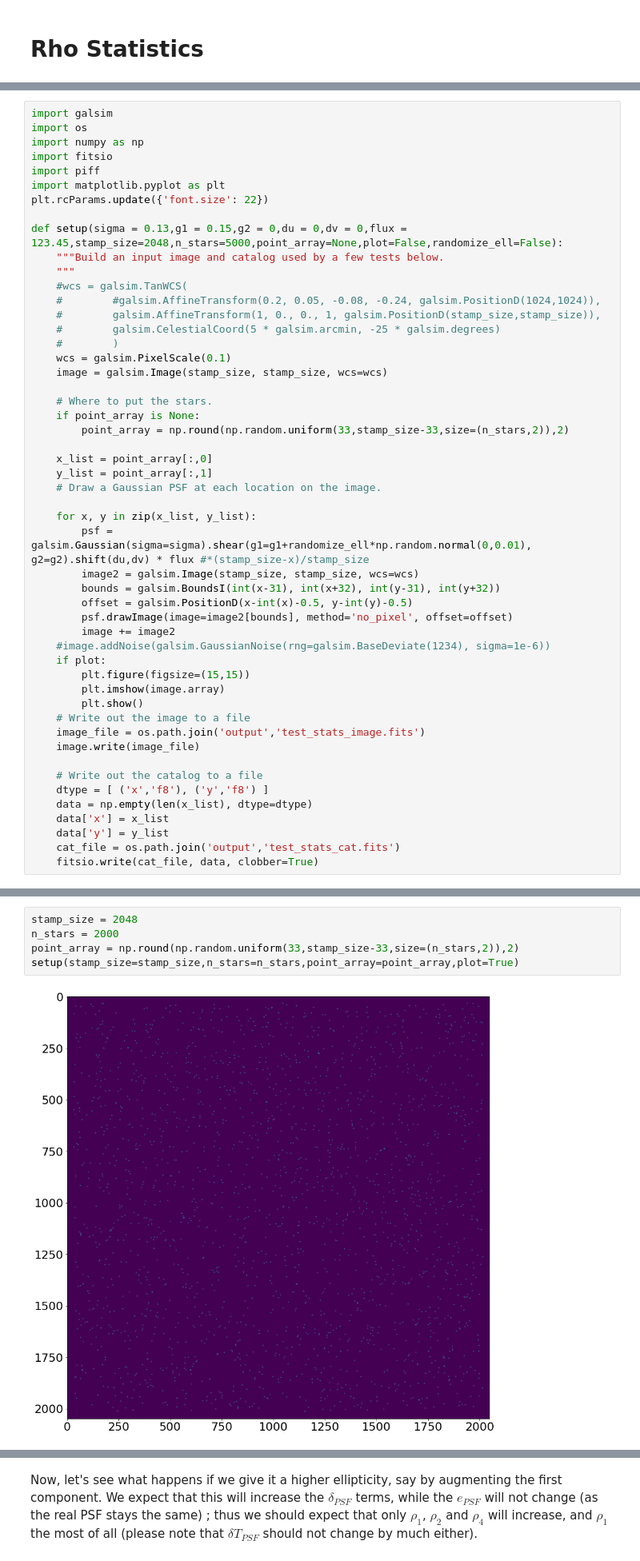
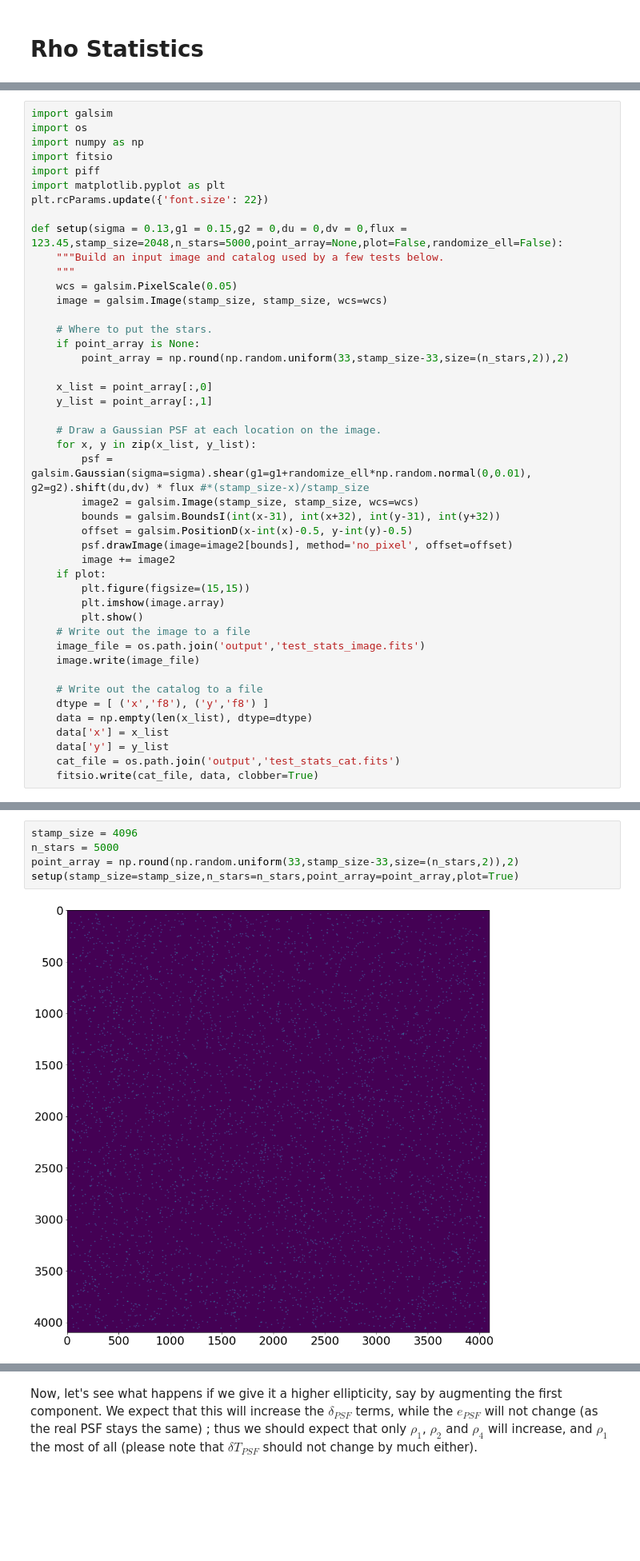
Before and after one commit to CosmoStat/Shear-and-PSF-Reading-Group, a Jupyter notebook: shearbook/psf/rho-statistics.ipynb, the cells around one changed output, grey strips where cells are left out. Shown: that part at 80% size. Cells and saved outputs as stored; diff of their text form; blank space fills up the shorter version.

```diff
--- a/shearbook/psf/rho-statistics.ipynb
+++ b/shearbook/psf/rho-statistics.ipynb
@@ -108,12 +119,7 @@ plt.rcParams.update({'font.size': 22})
 def setup(sigma = 0.13,g1 = 0.15,g2 = 0,du = 0,dv = 0,flux = 123.45,stamp_size=2048,n_stars=5000,point_array=None,plot=False,randomize_ell=False):
     """Build an input image and catalog used by a few tests below.
     """
-    #wcs = galsim.TanWCS(
-    #        #galsim.AffineTransform(0.2, 0.05, -0.08, -0.24, galsim.PositionD(1024,1024)),
-    #        galsim.AffineTransform(1, 0., 0., 1, galsim.PositionD(stamp_size,stamp_size)),
-    #        galsim.CelestialCoord(5 * galsim.arcmin, -25 * galsim.degrees)
-    #        )
-    wcs = galsim.PixelScale(0.1)
+    wcs = galsim.PixelScale(0.05)
     image = galsim.Image(stamp_size, stamp_size, wcs=wcs)
 
     # Where to put the stars.
@@ -122,8 +128,8 @@ def setup(sigma = 0.13,g1 = 0.15,g2 = 0,du = 0,dv = 0,flux = 123.45,stamp_size=2
 
     x_list = point_array[:,0]
     y_list = point_array[:,1]
+
     # Draw a Gaussian PSF at each location on the image.
-
     for x, y in zip(x_list, y_list):
         psf = galsim.Gaussian(sigma=sigma).shear(g1=g1+randomize_ell*np.random.normal(0,0.01), g2=g2).shift(du,dv) * flux #*(stamp_size-x)/stamp_size
         image2 = galsim.Image(stamp_size, stamp_size, wcs=wcs)
@@ -131,7 +137,6 @@ def setup(sigma = 0.13,g1 = 0.15,g2 = 0,du = 0,dv = 0,flux = 123.45,stamp_size=2
         offset = galsim.PositionD(x-int(x)-0.5, y-int(y)-0.5)
         psf.drawImage(image=image2[bounds], method='no_pixel', offset=offset)
         image += image2
-    #image.addNoise(galsim.GaussianNoise(rng=galsim.BaseDeviate(1234), sigma=1e-6))
     if plot:
         plt.figure(figsize=(15,15))
         plt.imshow(image.array)
@@ -150,10 +157,10 @@ def setup(sigma = 0.13,g1 = 0.15,g2 = 0,du = 0,dv = 0,flux = 123.45,stamp_size=2
 # %%
-stamp_size = 2048
-n_stars = 2000
+stamp_size = 4096
+n_stars = 5000
 point_array = np.round(np.random.uniform(33,stamp_size-33,size=(n_stars,2)),2)
 setup(stamp_size=stamp_size,n_stars=n_stars,point_array=point_array,plot=True)
 # %% [output]
-[figure, old version]
+[figure, new version]
 # %%
 logger = piff.config.setup_logger(verbose=2)
 image_file = os.path.join('output','test_stats_image.fits')
```
Also changed, not shown: parts of 15 cells of this notebook, 1 other file.
